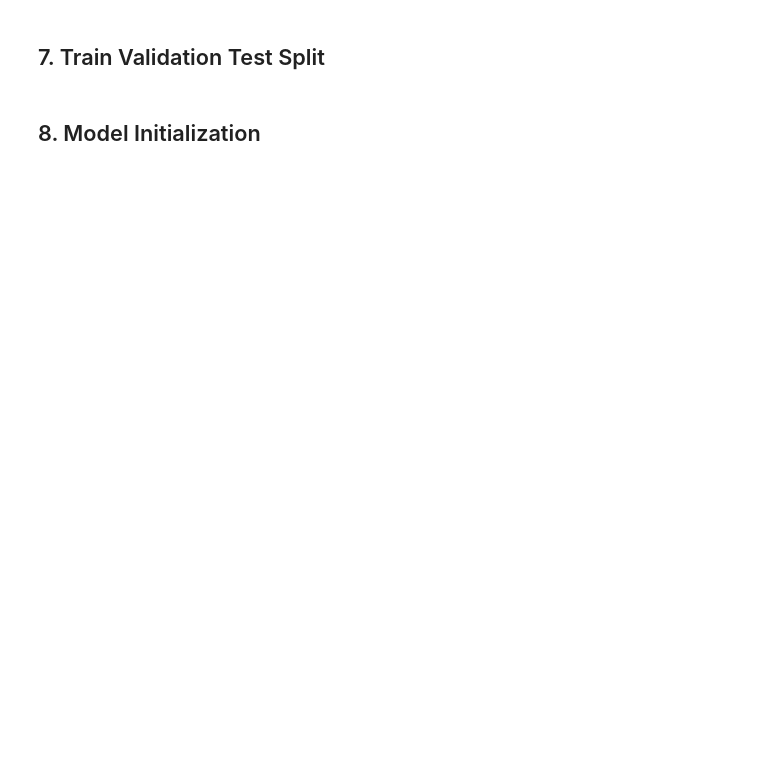
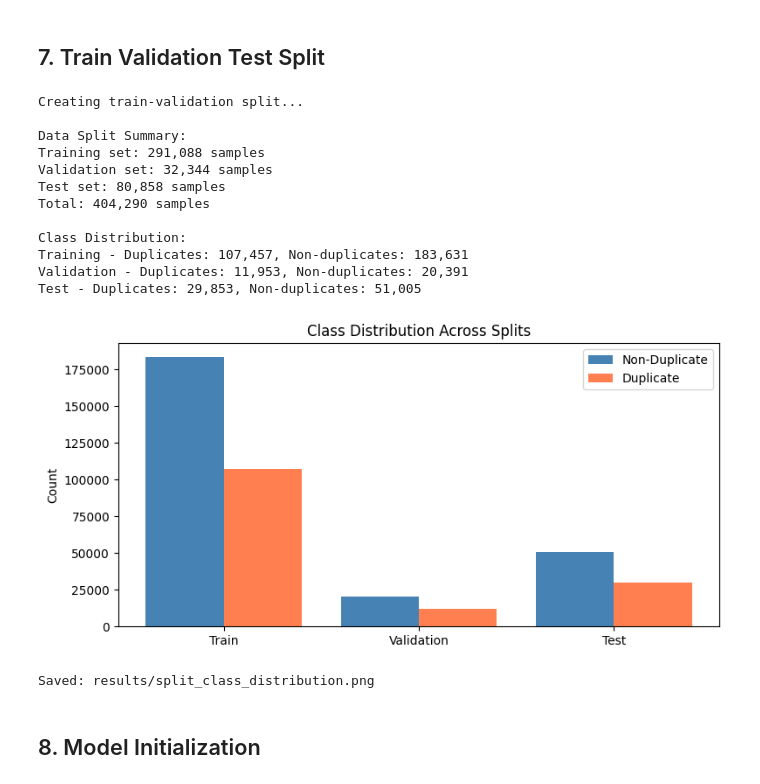
Before and after one commit to Pushtikansara/duplicate-question-nlp, a Jupyter notebook: duplicate-question-nlp/transformer_model.ipynb, the cells around one changed output. Drawn from its saved outputs; the diff is of its cells as text; code cells hidden in the pictures; blank space fills up the shorter version.

```diff
--- a/duplicate-question-nlp/transformer_model.ipynb
+++ b/duplicate-question-nlp/transformer_model.ipynb
@@ -238,8 +312,8 @@ train_dataset_encoded = train_dataset_encoded.rename_column('is_duplicate', 'lab
 test_dataset_encoded = test_dataset_encoded.rename_column('is_duplicate', 'labels')
 
 # Set data format for PyTorch
-train_dataset_encoded.set_format('torch', columns=['input_ids', 'attention_mask', 'token_type_ids', 'labels'])
-test_dataset_encoded.set_format('torch', columns=['input_ids', 'attention_mask', 'token_type_ids', 'labels'])
+train_dataset_encoded.set_format('torch', columns=['input_ids', 'attention_mask', 'labels'])
+test_dataset_encoded.set_format('torch', columns=['input_ids', 'attention_mask', 'labels'])
 
 print(f"\nEncoded Dataset Information:")
 print(f"Training set: {len(train_dataset_encoded)} samples")
@@ -251,27 +346,59 @@ print(train_dataset_encoded[0])
 # %%
 # Split training data into train and validation (90-10 split)
 print(f"Creating train-validation split...")
 validation_fraction = 0.1
 train_val_split = train_dataset_encoded.train_test_split(test_size=validation_fraction, seed=42)
 
 train_dataset_final = train_val_split['train']
 validation_dataset = train_val_split['test']
 
 print(f"\nData Split Summary:")
 print(f"Training set: {len(train_dataset_final):,} samples")
 print(f"Validation set: {len(validation_dataset):,} samples")
 print(f"Test set: {len(test_dataset_encoded):,} samples")
 print(f"Total: {len(train_dataset_final) + len(validation_dataset) + len(test_dataset_encoded):,} samples")
 
 # Class distribution in each split
 train_labels = np.array(train_dataset_final['labels'])
 val_labels = np.array(validation_dataset['labels'])
 test_labels = np.array(test_dataset_encoded['labels'])
 
 print(f"\nClass Distribution:")
 print(f"Training - Duplicates: {(train_labels == 1).sum():,}, Non-duplicates: {(train_labels == 0).sum():,}")
 print(f"Validation - Duplicates: {(val_labels == 1).sum():,}, Non-duplicates: {(val_labels == 0).sum():,}")
 print(f"Test - Duplicates: {(test_labels == 1).sum():,}, Non-duplicates: {(test_labels == 0).sum():,}")
+# Visualize class distribution across splits
+fig, ax = plt.subplots(figsize=(8, 4))
+split_names = ['Train', 'Validation', 'Test']
+dup_counts = [(train_labels == 1).sum(), (val_labels == 1).sum(), (test_labels == 1).sum()]
+non_dup_counts = [(train_labels == 0).sum(), (val_labels == 0).sum(), (test_labels == 0).sum()]
+x = np.arange(len(split_names))
+ax.bar(x - 0.2, non_dup_counts, 0.4, label='Non-Duplicate', color='steelblue')
+ax.bar(x + 0.2, dup_counts, 0.4, label='Duplicate', color='coral')
+ax.set_xticks(x)
+ax.set_xticklabels(split_names)
+ax.set_title('Class Distribution Across Splits')
+ax.set_ylabel('Count')
+ax.legend()
+plt.tight_layout()
+plt.savefig('results/split_class_distribution.png', dpi=150, bbox_inches='tight')
+plt.show()
+print("Saved: results/split_class_distribution.png")
+# %% [output]
+Creating train-validation split...
+
+Data Split Summary:
+Training set: 291,088 samples
+Validation set: 32,344 samples
+Test set: 80,858 samples
+Total: 404,290 samples
+
+Class Distribution:
+Training - Duplicates: 107,457, Non-duplicates: 183,631
+Validation - Duplicates: 11,953, Non-duplicates: 20,391
+Test - Duplicates: 29,853, Non-duplicates: 51,005
+[figure, added]
+Saved: results/split_class_distribution.png
 # %% [markdown]
 ## 8. Model Initialization
 # %%
```
Also changed, not shown: parts of 22 cells of this notebook, 2 other files.
